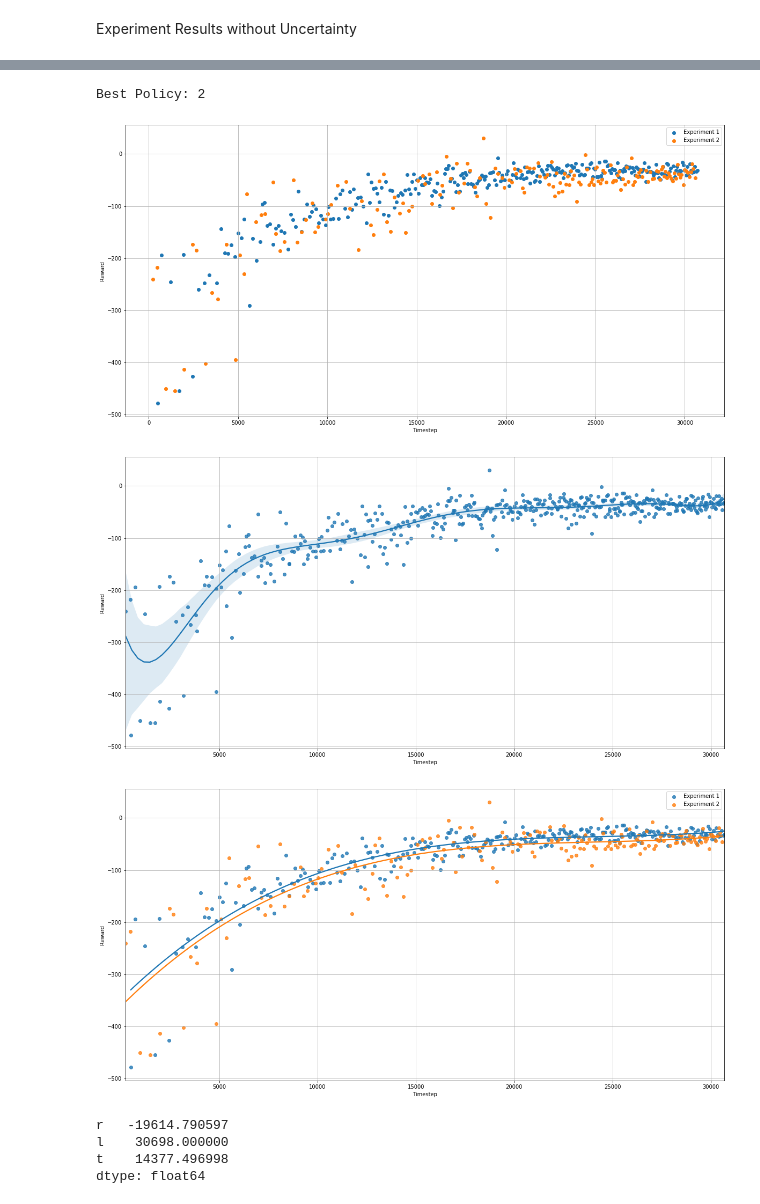
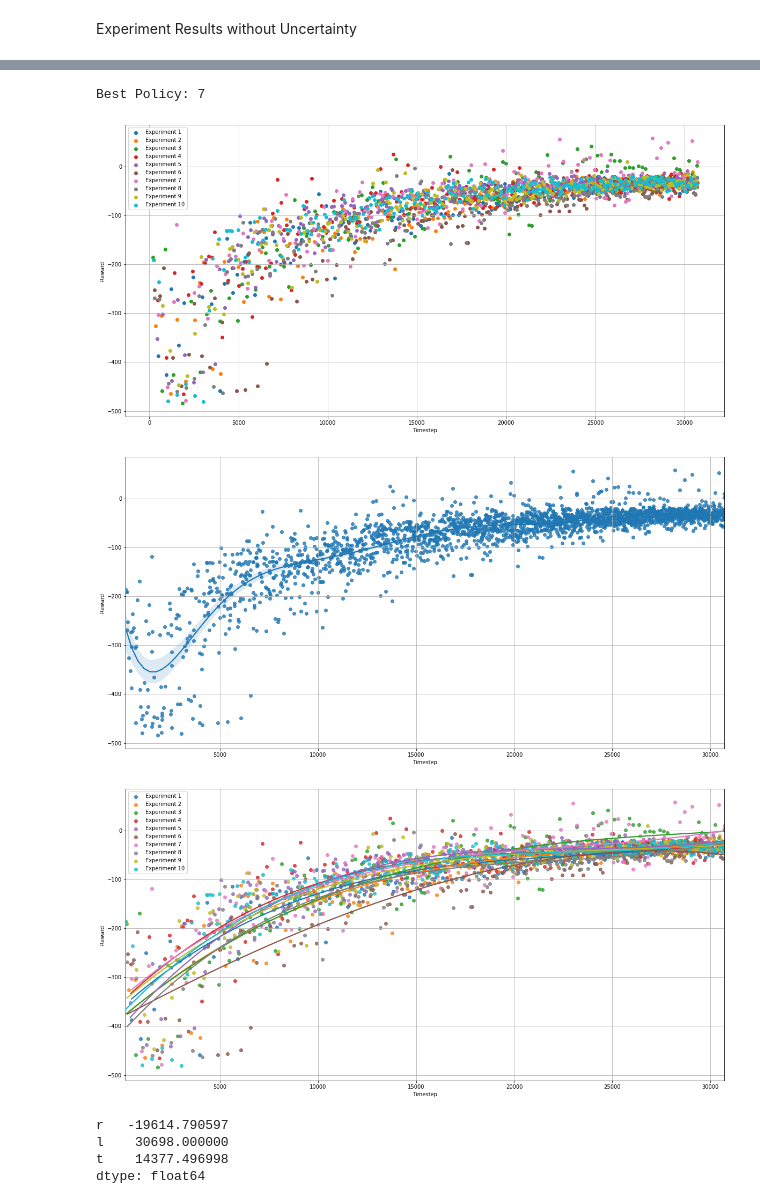
Before and after one commit to JonasLewe/applied_rl, a Jupyter notebook: ARLProject.ipynb, the cells around one changed output, grey strips where cells are left out. Saved outputs shown, nothing was run; the diff lists cells and outputs as text; code cells hidden in the pictures.

```diff
--- a/ARLProject.ipynb
+++ b/ARLProject.ipynb
@@ -867,7 +893,7 @@ for i in range(len(outputs)):
 # %%
 for i in range(len(outputs)):
     start = time.time()
-    nllmodels[i].fit(x=input_data, y=output_data[:,i], validation_split= nll_train_ratio, epochs=nnl_epochs,  verbose=True)
+    nllmodels[i].fit(x=input_data, y=output_data[:,0], validation_split= nll_train_ratio, epochs=nll_epochs, verbose=True)
     nllmodels[i].save_weights(nllmodelpaths[i].format(epoch=0))
     end = time.time()
     print(end-start)
@@ -908,11 +946,8 @@ Epistemic Uncertainity NNL
 def nll_ep():
     return tfk.Sequential([
     tfk.layers.InputLayer(input_shape=(len(inputs),), name="input"),
-    tfp.layers.DenseVariational(500, posterior_mean_field, prior_trainable),
-    tfp.layers.DenseVariational(300, posterior_mean_field, prior_trainable),
-    tfp.layers.DenseVariational(100, posterior_mean_field, prior_trainable),
-    tfp.layers.DenseVariational(1+1, posterior_mean_field, prior_trainable, name="output_prep"),
-    tfp.layers.DistributionLambda( lambda t: tfd.Normal(loc=t[..., :1], scale=1e-3 + tf.math.softplus(0.05 * t[..., 1:]))),
+    tfp.layers.DenseVariational(1, posterior_mean_field, prior_trainable, activation="relu"),
+    tfp.layers.DistributionLambda(lambda t: tfd.Normal(loc=t, scale=1)),
 ])
 # %%
 epnllmodelpaths = []
@@ -1124,20 +1270,20 @@ env2Test = VecNormalize(env2Test, norm_obs=True, norm_reward=True) # State norma
 Experiment settings
 # %%
 time_steps=30000
-num_experiments = 2
+num_experiments = 10
 sampleCount = 100
 # %% [markdown]
 Experiments without Uncertainty
 # %%
 tensorboard_dir1 = "cartpole1"
 os.makedirs(tensorboard_dir1, exist_ok=True)
-time = []
+times = []
 for e in range (1, (num_experiments+1), 1):
     env1Test.reset()
-    log_dir = (log_dir1+ str(e))
-    os.makedirs(log_dir, exist_ok=True)
+    log_dire = (log_dir1+ str(e))
+    os.makedirs(log_dire, exist_ok=True)
     env1 = gym.make('CartPoleSwingUp-v0')
-    env1 = Monitor(env1, log_dir) # required for using callback functions during training
+    env1 = Monitor(env1, log_dire) # required for using callback functions during training
     env1 = DummyVecEnv([lambda: env1])
     env1 = VecNormalize(env1, norm_obs=True, norm_reward=True) # State normalization
     model1 = PPO(MlpPolicy, env1, verbose=0)
@@ -1146,15 +1292,15 @@ for e in range (1, (num_experiments+1), 1):
     print("Run " +  str(e))
 
 
-    eval_callback = EvalCallback(env1Test, best_model_save_path=log_dir,
-                             log_path=log_dir, eval_freq=1000,
+    eval_callback = EvalCallback(env1Test, best_model_save_path=log_dire,
+                             log_path=log_dire, eval_freq=1000,
                              deterministic=True, render=False)
 
 
     start = time.time()
     model1.learn(total_timesteps=time_steps, callback=eval_callback)
     end = time.time()
-    time.insert(end-start)
+    times.insert((e-1),end-start)
     env1.close()
-print(time)
+print(times)
 # %% [output]
@@ -1198,8 +1352,8 @@ maxreward1 = - math.inf
 best1 = 0
 
 for e in range (1, (num_experiments+1), 1):
-    log_dir = (log_dir1+ str(e))
-    x, y = ts2xy(load_results(log_dir), 'timesteps')
+    log_dire = (log_dir1+ str(e))
+    x, y = ts2xy(load_results(log_dire), 'timesteps')
     plt.scatter(x=x, y=y, label="Experiment " + str(e))
     #plt.plot(x, y)
     d = {'x': x, 'y': y}
@@ -1207,6 +1361,7 @@ for e in range (1, (num_experiments+1), 1):
     exps1.append(exp1)
     store1 = store1.append(exp1, ignore_index=True)
     if (np.max(y) > maxreward1):
+      maxreward1 = np.max(y)
       best1 = e
 
 print("Best Policy: " + str(best1))
@@ -1215,37 +1370,37 @@ plt.legend()
 plt.ylabel("Reward")
 plt.xlabel("Timestep")
 
 #plt.plot(x_mean, y_mean)
 #print(store1)
 
 plt.savefig(fig_dir + "/Results_PPO_Points.png")
 plt.show()
 
 fig, regplot = plt.subplots(figsize = (20,10))
 regplot=sb.regplot(x="x", y="y", data=store1, fit_reg=True, scatter=True, order=8,truncate= True)
 regplot.grid()
 regplot.set_ylabel("Reward")
 regplot.set_xlabel("Timestep")
 
 plt.savefig(fig_dir + "/Results_PPO_Combined.png")
 plt.show()
 
 fig, regplot2 = plt.subplots(figsize = (20,10))
 i = 0
 for exp1 in exps1:
     i += 1
     sb.regplot(x="x", y="y", data=exp1, fit_reg=True, scatter=True, order=3,truncate= True, ci=None, label="Experiment " + str(i))
 regplot2.grid()
 regplot2.legend()
 regplot2.set_ylabel("Reward")
 regplot2.set_xlabel("Timestep")
 plt.savefig(fig_dir + "/Results_PPO_Regression.png")
 plt.show()
 # %% [output]
-Best Policy: 2
+Best Policy: 7
-[figure, old version]
+[figure, new version]
-[figure, old version]
+[figure, new version]
-[figure, old version]
+[figure, new version]
 # %%
 import pandas as pd
 path = googledrive_dir + "logs11/monitor.csv"
```
Also changed, not shown: parts of 35 cells of this notebook.
